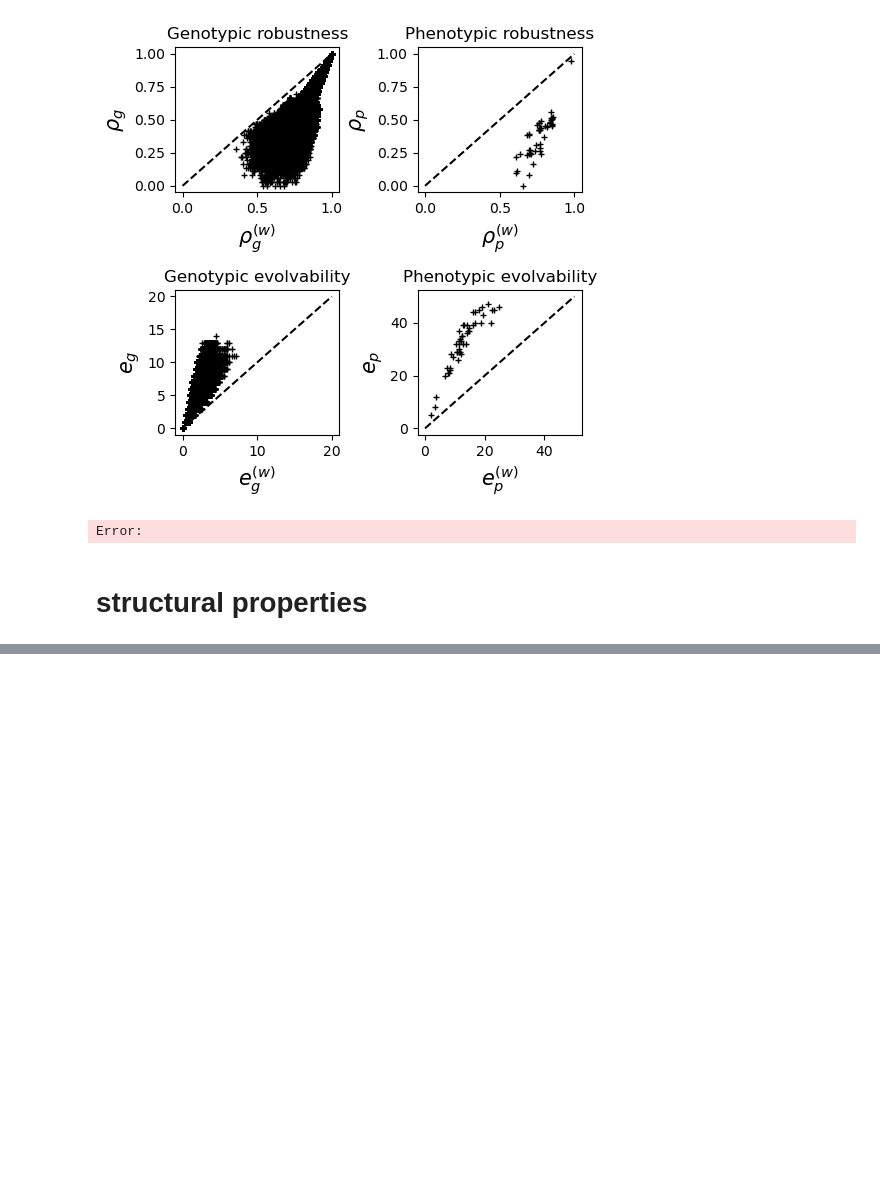
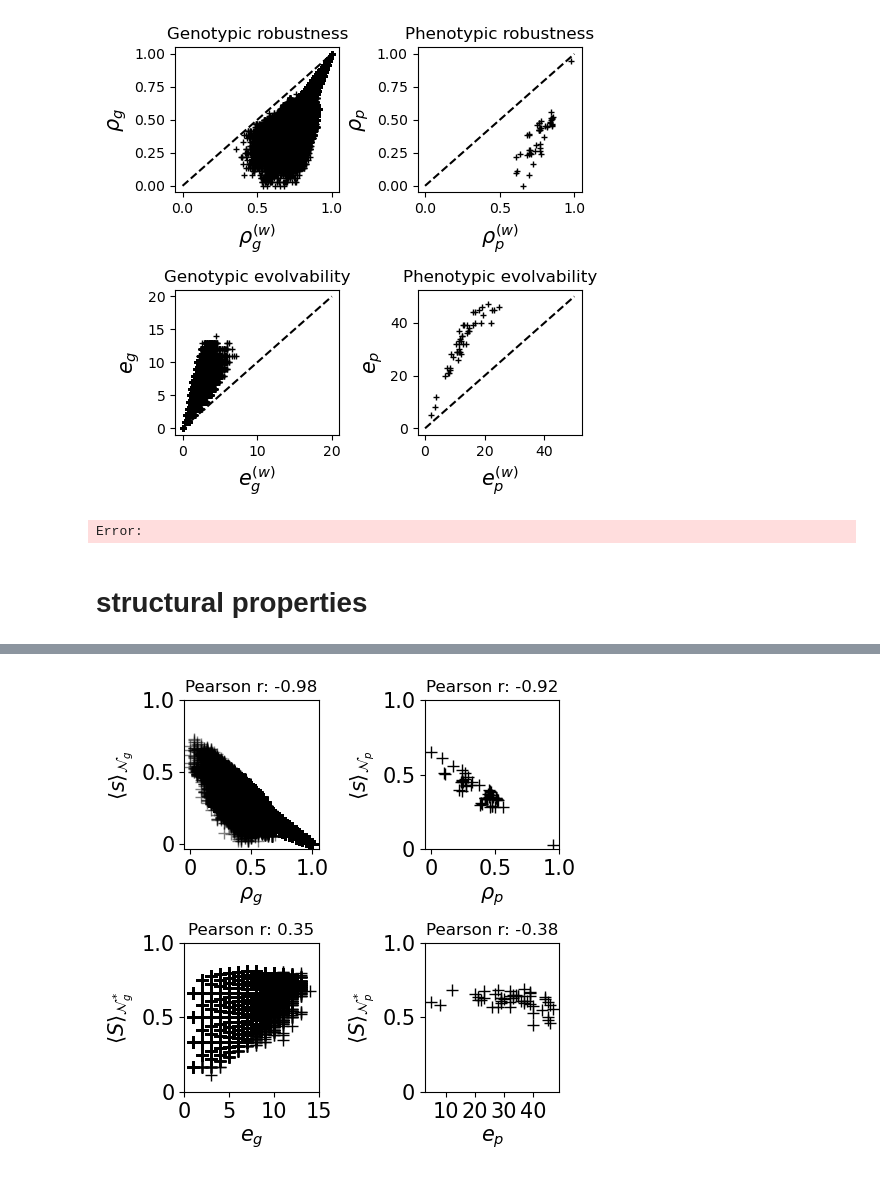
Before and after one commit to paulagrcg/phenodistance, a Jupyter notebook: plots/plotsquantities.ipynb, the cells around one changed output, grey strips where cells are left out. Saved outputs shown, nothing was run; the diff lists cells and outputs as text; code cells hidden in the pictures; blank space fills up the shorter version.

```diff
--- a/plots/plotsquantities.ipynb
+++ b/plots/plotsquantities.ipynb
@@ -550,6 +566,75 @@ for rhogkey in rhogD.keys():
 fractionalsubg = defaultdict(float)
 for evgkey in evgD.keys():
     fractionalsubg[evgkey] = -(evgDPD[evgkey] - evgD[evgkey])
+# %%
+from matplotlib import pyplot as plt
+from matplotlib import gridspec
+from scipy.stats import pearsonr
+import numpy as np
+fig = plt.figure(figsize=(5, 5))  # Adjusted height for better spacing
+gs = gridspec.GridSpec(2, 2, figure=fig)
+
+# Subplot 1: Genotypic robustness
+ax1 = fig.add_subplot(gs[0, 0])
+pearson_r,corr = pearsonr(list(rhogD.values()), list(fractionaladdg.values()))
+ax1.plot(list(rhogD.values()), list(fractionaladdg.values()), '+', color='k', markersize=8, alpha=0.5)
+ax1.set_title('Pearson r: %.2f' % pearson_r)
+ax1.set_yticks([0, 0.5, 1.0])
+ax1.set_yticklabels([0, 0.5, 1.0], fontsize=15)
+ax1.set_xticks([0, 0.5, 1.0])
+ax1.set_xticklabels([0, 0.5, 1.0], fontsize=15)
+ax1.set_ylabel(r'$\langle s \rangle_{\mathcal{N}_g}$', fontsize=15)
+ax1.set_xlabel(r'$\rho_g$', fontsize=15)
+
+# Subplot 1: Genotypic robustness
+pearson_r,corr = pearsonr(list(rhopD.values()), list(fractionaladd.values()))
+ax2 = fig.add_subplot(gs[0, 1])
+ax2.plot(list(rhopD.values()), list(fractionaladd.values()), '+', color='k', markersize=8)
+ax2.set_title('Pearson r: %.2f' % pearson_r)
+ax2.set_yticks([0, 0.5, 1.0])
+ax2.set_yticklabels([0, 0.5, 1.0], fontsize=15)
+ax2.set_xticks([0, 0.5, 1.0])
+ax2.set_xticklabels([0, 0.5, 1.0], fontsize=15)
+ax2.set_ylabel(r'$\langle s \rangle_{\mathcal{N}_p}$', fontsize=15)
+ax2.set_xlabel(r'$\rho_p$', fontsize=15)
+
+# Subplot 3: Genotypic evolvability
+fractionalsubg_values = np.array(list(fractionalsubg.values()))
+evgD_values = np.array(list(evgD.values()))
+ratiolist = []
+evgDlist = []
+for i in range(len(evgD_values)):
+    if evgD_values[i] == 0:
+        continue
+    ratiolist.append(fractionalsubg_values[i] / evgD_values[i])
+    evgDlist.append(evgD_values[i])
+pearson_r,corr = pearsonr(evgDlist, ratiolist)
+ax3 = fig.add_subplot(gs[1, 0])
+ax3.plot(evgDlist, ratiolist, '+', color='k', markersize=8)
+ax3.set_title('Pearson r: %.2f' % pearson_r)
+ax3.set_yticks([0, 0.5, 1.0])
+ax3.set_yticklabels([0, 0.5, 1.0], fontsize=15)
+ax3.set_xticks([0,5,10,15])
+ax3.set_xticklabels([0, 5, 10,15], fontsize=15)
+ax3.set_ylabel(r'$\langle S \rangle_{{\mathcal{N}_g^*}}$', fontsize=15)
+ax3.set_xlabel(r'$e_g$', fontsize=15)
+
+# Subplot 4: Phenotypic evolvability
+pearson_r,corr = pearsonr(list(evpD.values()), np.array(list(fractionalsub.values()))/np.array(list(evpD.values())))
+ax4 = fig.add_subplot(gs[1, 1])
+ax4.plot(list(evpD.values()), np.array(list(fractionalsub.values()))/np.array(list(evpD.values())), '+', color='k', markersize=8)
+ax4.set_title('Pearson r: %.2f' % pearson_r)
+ax4.set_yticks([0, 0.5, 1.0])
+ax4.set_yticklabels([0, 0.5, 1.0], fontsize=15)
+ax4.set_xticks([10,20,30,40])
+ax4.set_xticklabels([10,20,30,40], fontsize=15)
+ax4.set_xlabel(r'$e_p$', fontsize=15)
+ax4.set_ylabel(r'$\langle S \rangle_{{\mathcal{N}_p^*}}$', fontsize=15)
+plt.tight_layout()
+
+plt.savefig('../plots/robustness_evolvability_compare2.55.png',bbox_inches='tight', dpi=300)
+# %% [output]
+[figure, added]
 # %%
 from matplotlib import pyplot as plt
 from matplotlib import gridspec
```
Also changed, not shown: parts of 17 cells of this notebook, 8 other files.
